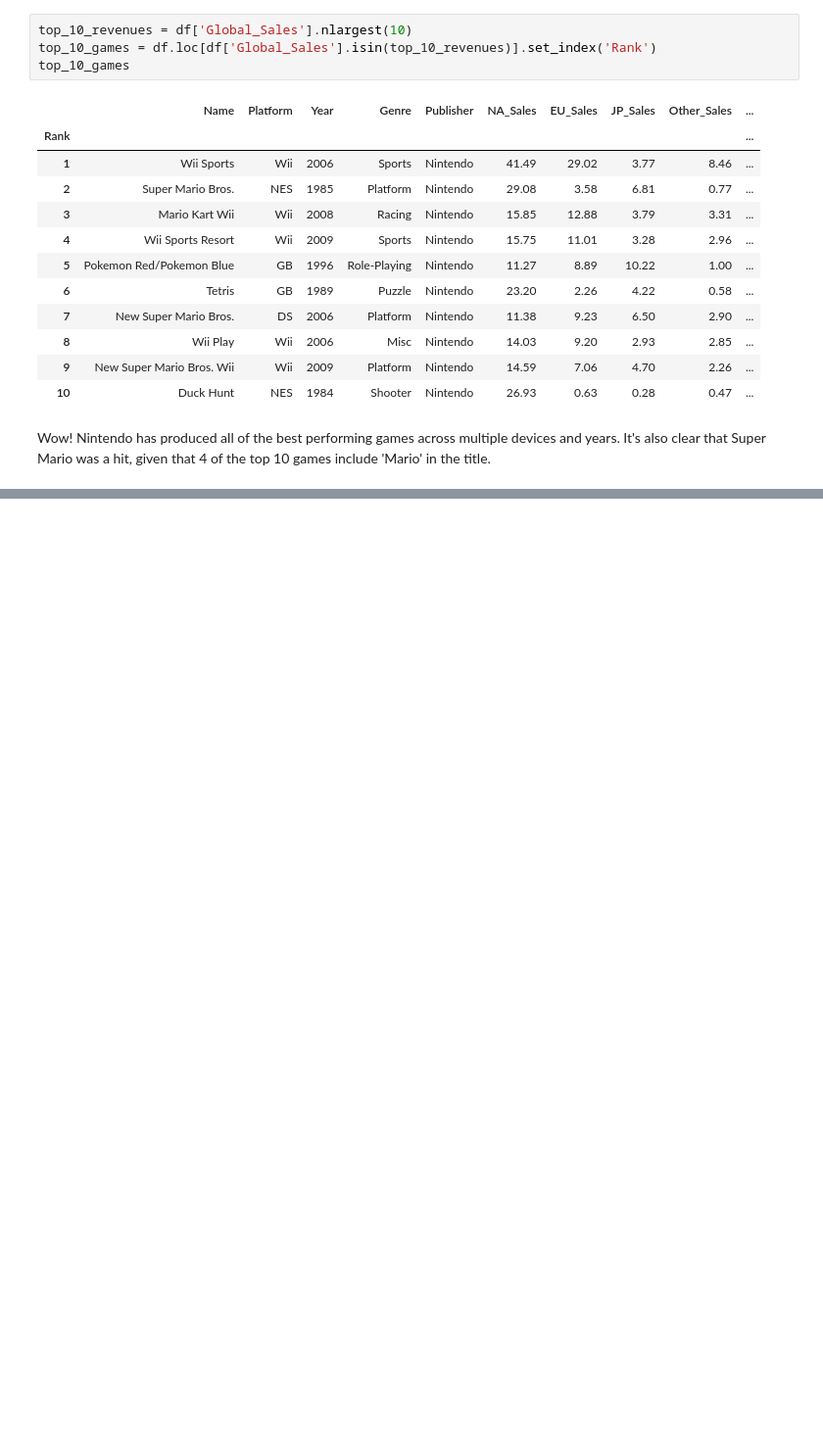
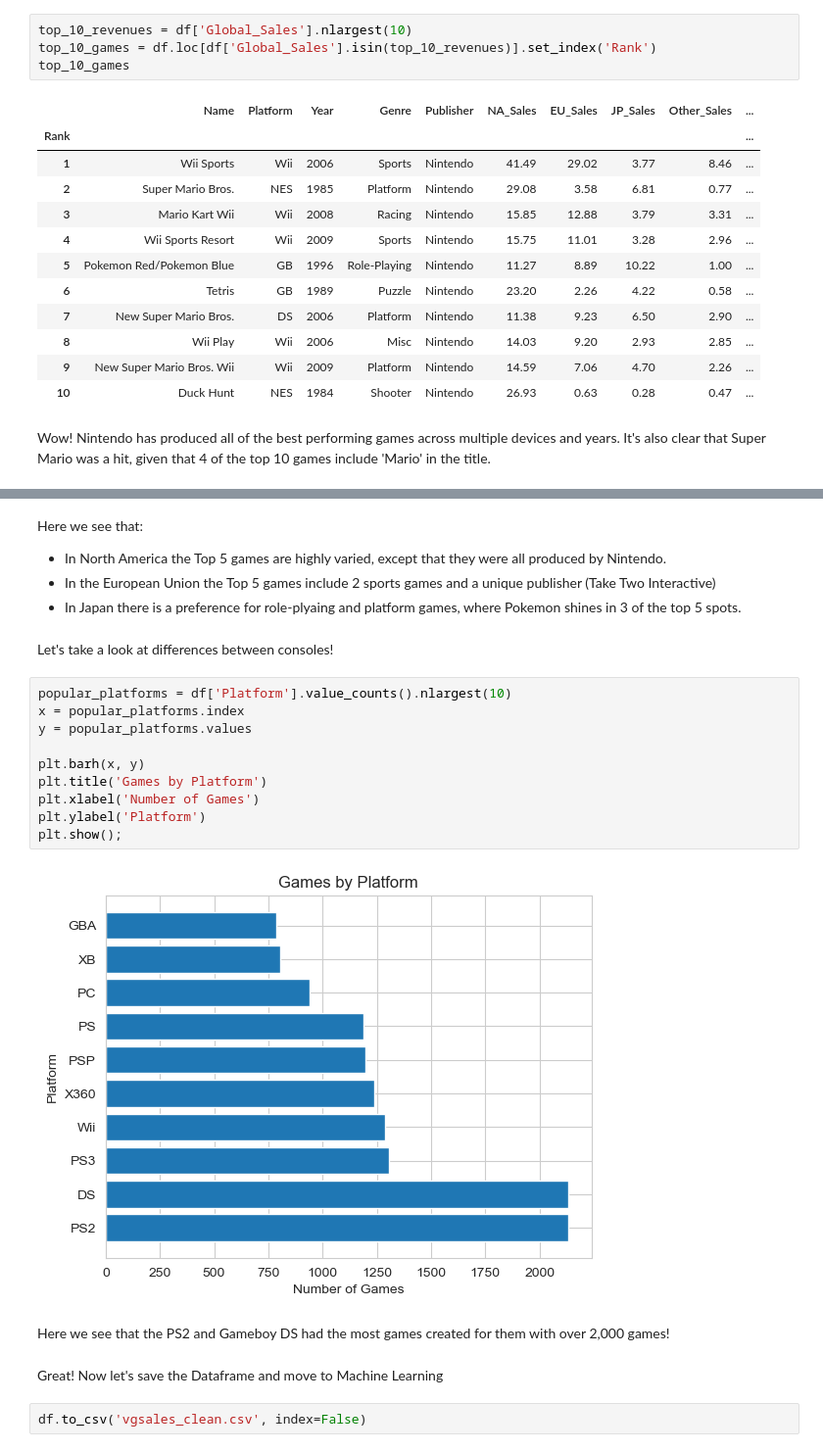
Before and after one commit to elijahlopez94/gaming_eda_and_machine_learning, a Jupyter notebook: video_games_eda.ipynb, the cells around one changed output, grey strips where cells are left out. Shown: that part at 98% size. Cells and saved outputs as stored; diff of their text form; blank space fills up the shorter version.

```diff
--- a/video_games_eda.ipynb
+++ b/video_games_eda.ipynb
@@ -333,0 +375,25 @@ Wow! Nintendo has produced all of the best performing games across multiple devi
+# %% [markdown]
+Here we see that:
+* In North America the Top 5 games are highly varied, except that they were all produced by Nintendo.
+* In the European Union the Top 5 games include 2 sports games and a unique publisher (Take Two Interactive)
+* In Japan there is a preference for role-plyaing and platform games, where Pokemon shines in 3 of the top 5 spots.
+# %% [markdown]
+Let's take a look at differences between consoles!
+# %%
+popular_platforms = df['Platform'].value_counts().nlargest(10)
+x = popular_platforms.index
+y = popular_platforms.values
+
+plt.barh(x, y)
+plt.title('Games by Platform')
+plt.xlabel('Number of Games')
+plt.ylabel('Platform')
+plt.show();
+# %% [output]
+[figure, added]
+# %% [markdown]
+Here we see that the PS2 and Gameboy DS had the most games created for them with over 2,000 games!
+# %% [markdown]
+Great! Now let's save the Dataframe and move to Machine Learning
+# %%
+df.to_csv('vgsales_clean.csv', index=False)
```
Also changed, not shown: parts of 4 cells of this notebook, 2 other files.
